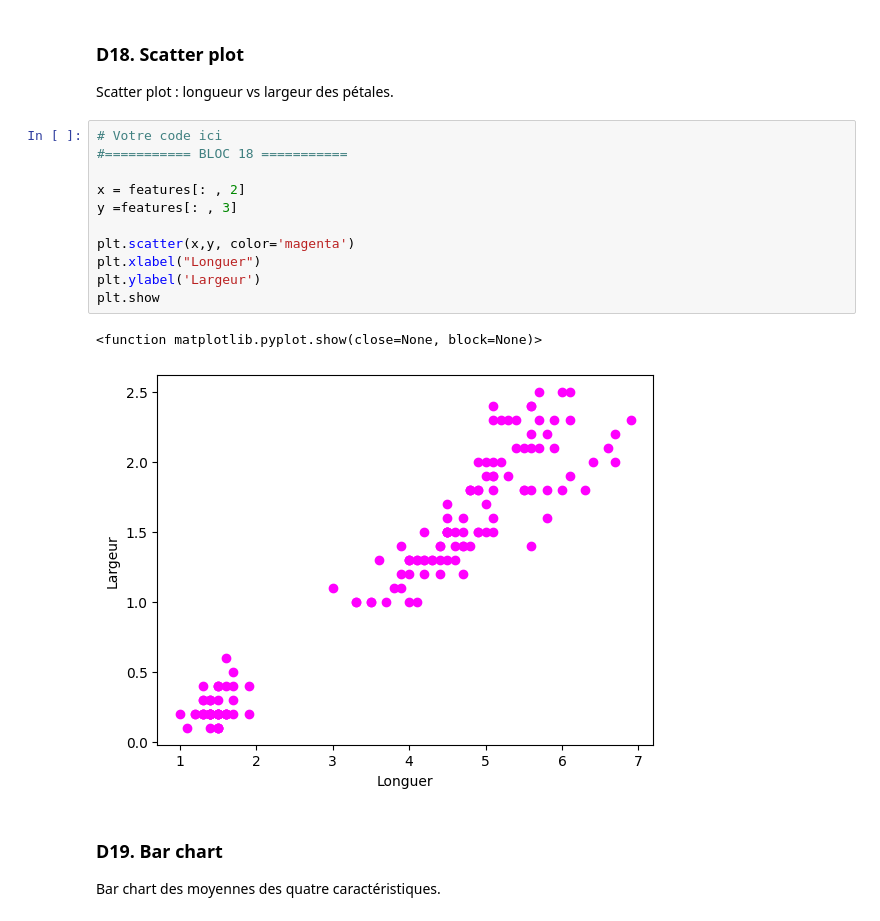
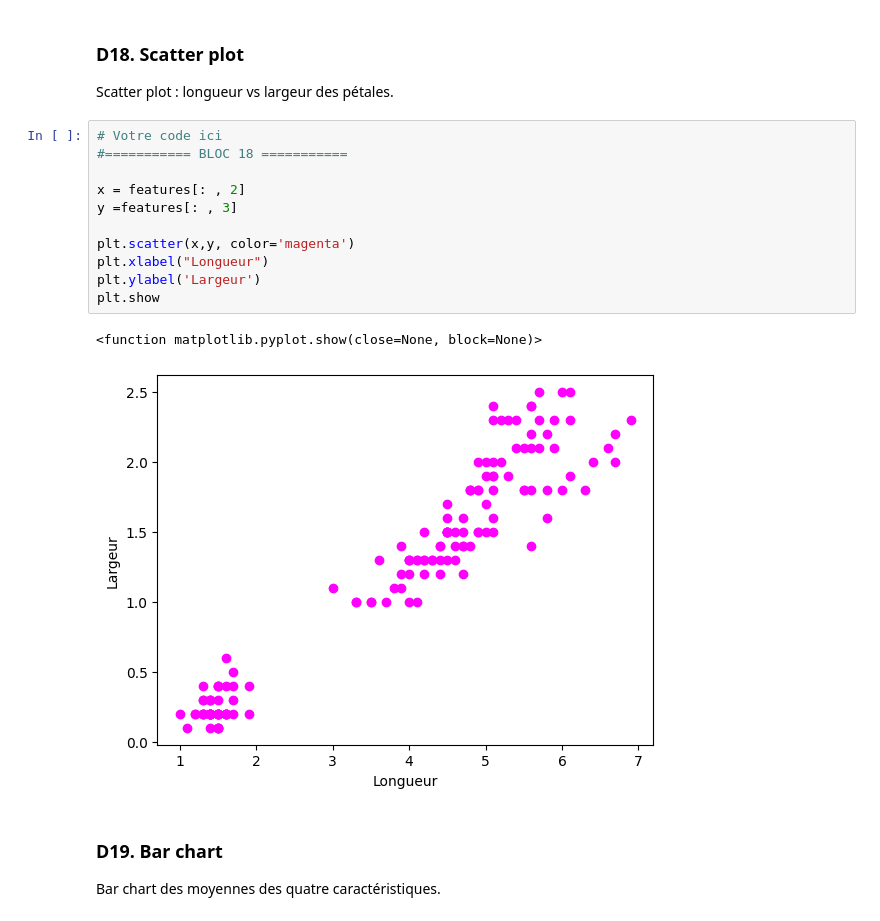
Before and after one commit to USMS-FPK-IA-GI-2025/controle-01-numpy-and-matplotlib-iris-Anam-Ayoub, a Jupyter notebook: notebooks/controle_numpy_matplotlib.ipynb, the cells around one changed output. Drawn from its saved outputs; the diff is of its cells as text.

```diff
--- a/notebooks/controle_numpy_matplotlib.ipynb
+++ b/notebooks/controle_numpy_matplotlib.ipynb
@@ -333,17 +333,17 @@ Scatter plot : longueur vs largeur des pétales.
 # %%
 # Votre code ici
 #=========== BLOC 18 ===========
 
 x = features[: , 2]
 y =features[: , 3]
 
 plt.scatter(x,y, color='magenta')
-plt.xlabel("Longuer")
+plt.xlabel("Longueur")
 plt.ylabel('Largeur')
 plt.show
 # %% [output]
 <function matplotlib.pyplot.show(close=None, block=None)>
-[figure, old version]
+[figure, new version]
 # %% [markdown]
 ### **D19. Bar chart**
 Bar chart des moyennes des quatre caractéristiques.
```
Also changed, not shown: parts of 3 cells of this notebook.
